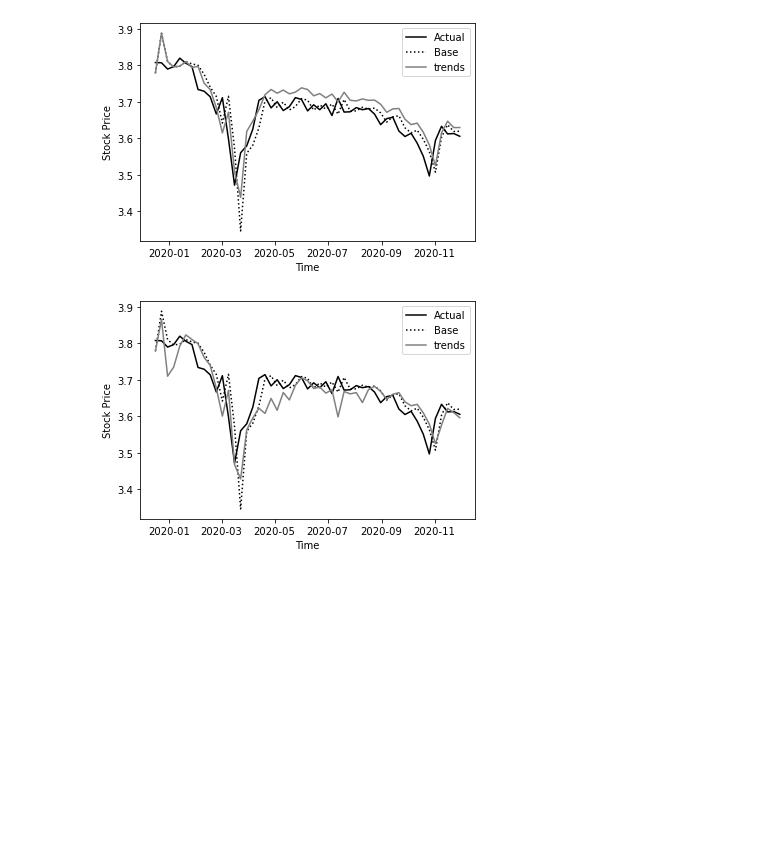
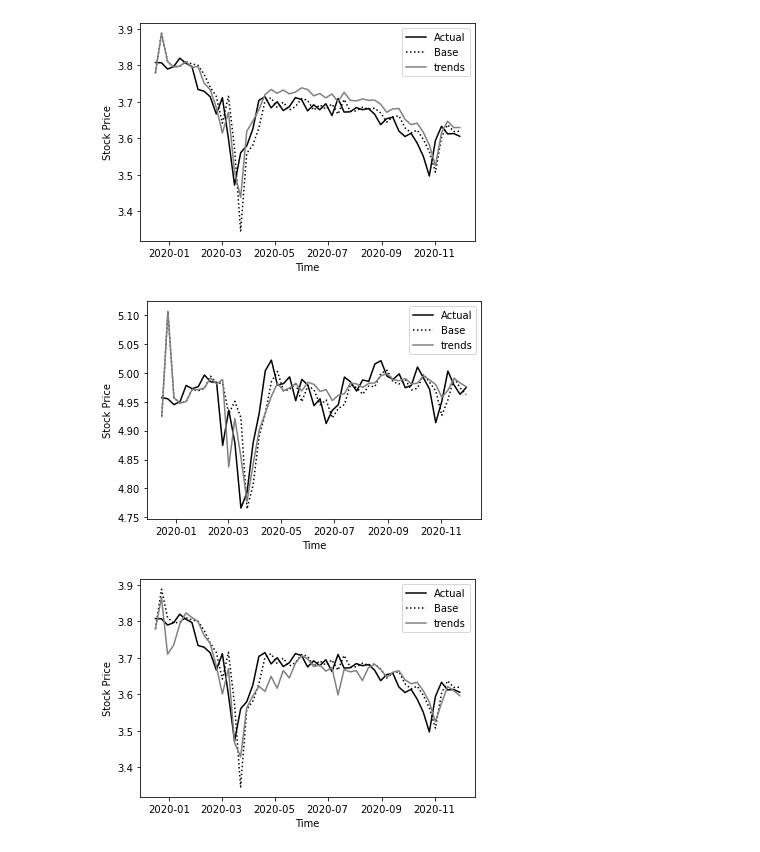
Before and after one commit to epfl-ada/ada-2020-project-milestone-p3-p3_illusions, a Jupyter notebook: extension_2020.ipynb, the cells around one changed output. Drawn from its saved outputs; the diff is of its cells as text; code cells hidden in the pictures; blank space fills up the shorter version.

```diff
--- a/extension_2020.ipynb
+++ b/extension_2020.ipynb
@@ -38,0 +48,5 @@ SNY_actual_2020 = SNY_2020['log_Adj_Close'][2:]
+# %%
+# Baseline regression of a simple AR-1 model on the log of Adj_Close
+model = AutoReg(GSK_2020.iloc[1:]['log_Adj_Close'], lags=1)
+model_fit = model.fit()
+print(model_fit.summary())
@@ -294,6 +297,10 @@ def plot(stock, actual, base, trends):
 plot(GSK_2020, GSK_actual_2020, GSK_base_2020, GSK_virus_2020)
 # %% [output]
 [figure]
+# %%
+plot(JNJ_2020, JNJ_actual_2020, JNJ_base_2020, JNJ_virus_2020)
+# %% [output]
+[figure, added]
 # %%
 # GSK Vaccine
 plot(GSK_2020, GSK_actual_2020, GSK_base_2020, GSK_vaccine_2020)
```
Also changed, not shown: parts of 8 cells of this notebook, 1 other file.
